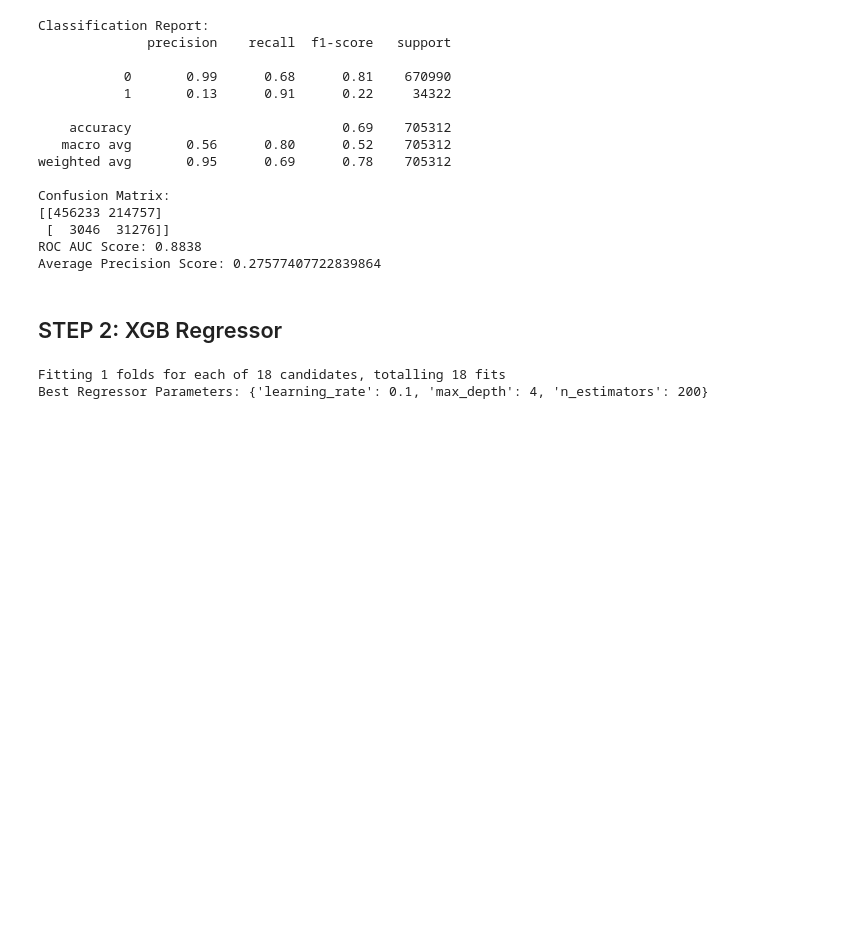
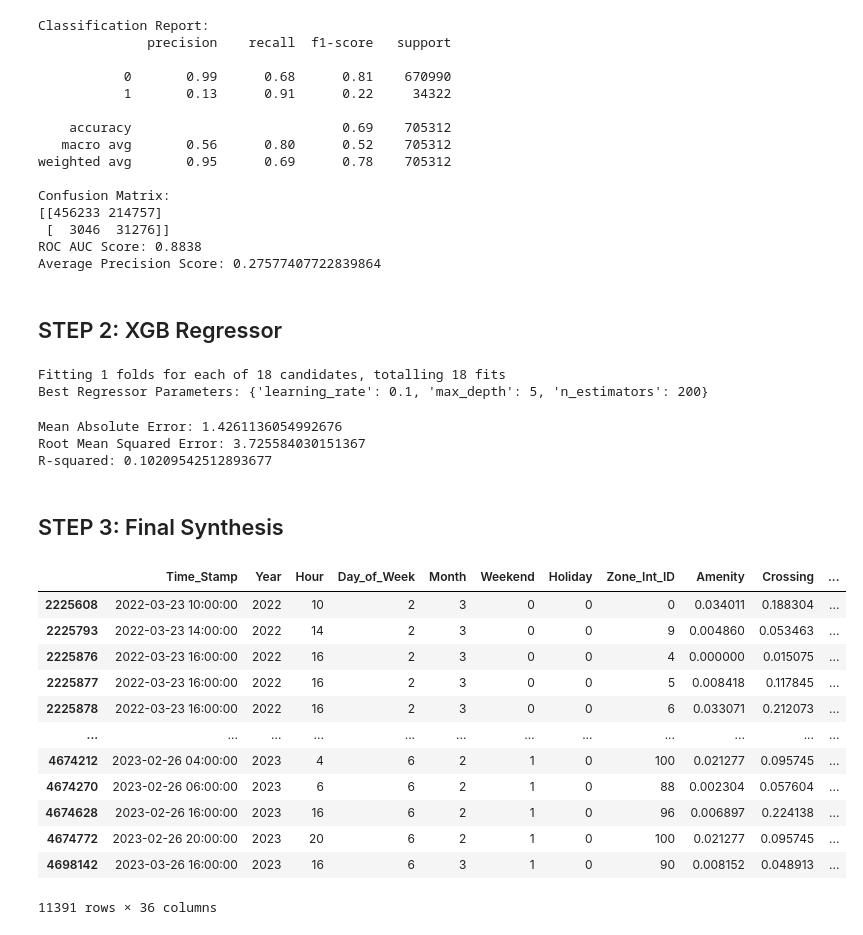
Before and after one commit to manand05/traffic-accident-risk-prediction, a Jupyter notebook: dataset_modelling_im.ipynb, the cells around one changed output. Saved outputs shown, nothing was run; the diff lists cells and outputs as text; code cells hidden in the pictures; blank space fills up the shorter version.

Commit message:
Generated a final severity and risk score to predict expected number of accidents

```diff
--- a/dataset_modelling_im.ipynb
+++ b/dataset_modelling_im.ipynb
@@ -272,6 +272,10 @@ y_train_regressor = train_accidents['Accident_Count'] # Use accident count as ta
 
 X_val_regressor = val_accidents[features]
 y_val_regressor = val_accidents['Accident_Count']
+
+# Using log of values to remove large outliers
+y_train_log = np.log1p(y_train_regressor)
+y_val_log = np.log1p(y_val_regressor)
 # %%
 # Doing hyperparameter tuning for regression model using the same predefined split as classification model
 
@@ -279,6 +283,7 @@ from xgboost import XGBRegressor
 
 X_tuning_regressor = pd.concat([X_train_regressor, X_val_regressor])
 y_tuning_regressor = pd.concat([y_train_regressor, y_val_regressor])
+y_tuning_log = pd.concat([y_train_log, y_val_log])
 
 split_index_b = np.full(X_tuning_regressor.shape[0], -1)
 split_index_b[len(train_accidents):] = 0
@@ -294,29 +299,65 @@ grid_search_regressor = GridSearchCV(
     estimator=XGBRegressor(objective='reg:squarederror', random_state=42),
     param_grid=param_grid_regressor,
     cv=pds_b,
-    scoring='neg_root_mean_squared_error',
+    scoring='neg_mean_absolute_error',
     verbose=1
 )
 
-grid_search_regressor.fit(X_tuning_regressor, y_tuning_regressor)
-
+grid_search_regressor.fit(X_tuning_regressor, y_tuning_log)
 best_regressor = grid_search_regressor.best_estimator_
 print(f"Best Regressor Parameters: {grid_search_regressor.best_params_}")
 # %% [output]
 Fitting 1 folds for each of 18 candidates, totalling 18 fits
-Best Regressor Parameters: {'learning_rate': 0.1, 'max_depth': 4, 'n_estimators': 200}
+Best Regressor Parameters: {'learning_rate': 0.1, 'max_depth': 5, 'n_estimators': 200}
 # %%
 from sklearn.metrics import mean_absolute_error, root_mean_squared_error, r2_score
 
 # Evaluating the best regression model on the validation set of accidents
-y_val_b_preds = best_regressor.predict(val_accidents[features])
-y_val_b_actual = val_accidents['Accident_Count']
+y_val_log_preds = best_regressor.predict(val_accidents[features])
+y_val_final_preds = np.expm1(y_val_log_preds)
 
 # Calculating evaluation metrics
-mae = mean_absolute_error(y_val_b_actual, y_val_b_preds)
-rmse = root_mean_squared_error(y_val_b_actual, y_val_b_preds)
-r2 = r2_score(y_val_b_actual, y_val_b_preds)
+mae = mean_absolute_error(val_accidents['Accident_Count'], y_val_final_preds)
+rmse = root_mean_squared_error(val_accidents['Accident_Count'], y_val_final_preds)
+r2 = r2_score(val_accidents['Accident_Count'], y_val_final_preds)
 
 print(f"Mean Absolute Error: {mae}")
 print(f"Root Mean Squared Error: {rmse}")
 print(f"R-squared: {r2}")
+# %% [output]
+Mean Absolute Error: 1.4261136054992676
+Root Mean Squared Error: 3.725584030151367
+R-squared: 0.10209542512893677
+# %% [markdown]
+## STEP 3: Final Synthesis
+# %%
+# Using the classifier to predict the probability of accident on test
+test_probs = best_classifier.predict_proba(X_test_classifier)[:, 1]
+
+# Using the regressor to predict the numbver of accidents on test
+test_log_severity = best_regressor.predict(X_test_classifier)
+test_severity = np.expm1(test_log_severity)
+
+
+final_results = test_df.copy()
+final_results['Prob_Accident'] = test_probs
+final_results['Expected_Severity'] = test_severity
+
+# Creating the final risk score by multiplying the probability of an accident occurring with the expected number of accidents
+final_results['Risk_Score'] = test_probs * test_severity
+# %%
+final_results[final_results['Accident_Count'] > 1]
+# %% [output]
+|  | Time_Stamp | Year | Hour | Day_of_Week | Month | Weekend | Holiday | Zone_Int_ID | Amenity | Crossing | ... |
+| 2225608 | 2022-03-23 10:00:00 | 2022 | 10 | 2 | 3 | 0 | 0 | 0 | 0.034011 | 0.188304 | ... |
+| 2225793 | 2022-03-23 14:00:00 | 2022 | 14 | 2 | 3 | 0 | 0 | 9 | 0.004860 | 0.053463 | ... |
+| 2225876 | 2022-03-23 16:00:00 | 2022 | 16 | 2 | 3 | 0 | 0 | 4 | 0.000000 | 0.015075 | ... |
+| 2225877 | 2022-03-23 16:00:00 | 2022 | 16 | 2 | 3 | 0 | 0 | 5 | 0.008418 | 0.117845 | ... |
+| 2225878 | 2022-03-23 16:00:00 | 2022 | 16 | 2 | 3 | 0 | 0 | 6 | 0.033071 | 0.212073 | ... |
+| ... | ... | ... | ... | ... | ... | ... | ... | ... | ... | ... | ... |
+| 4674212 | 2023-02-26 04:00:00 | 2023 | 4 | 6 | 2 | 1 | 0 | 100 | 0.021277 | 0.095745 | ... |
+| 4674270 | 2023-02-26 06:00:00 | 2023 | 6 | 6 | 2 | 1 | 0 | 88 | 0.002304 | 0.057604 | ... |
+| 4674628 | 2023-02-26 16:00:00 | 2023 | 16 | 6 | 2 | 1 | 0 | 96 | 0.006897 | 0.224138 | ... |
+| 4674772 | 2023-02-26 20:00:00 | 2023 | 20 | 6 | 2 | 1 | 0 | 100 | 0.021277 | 0.095745 | ... |
+| 4698142 | 2023-03-26 16:00:00 | 2023 | 16 | 6 | 3 | 1 | 0 | 90 | 0.008152 | 0.048913 | ... |
+11391 rows × 36 columns
```
